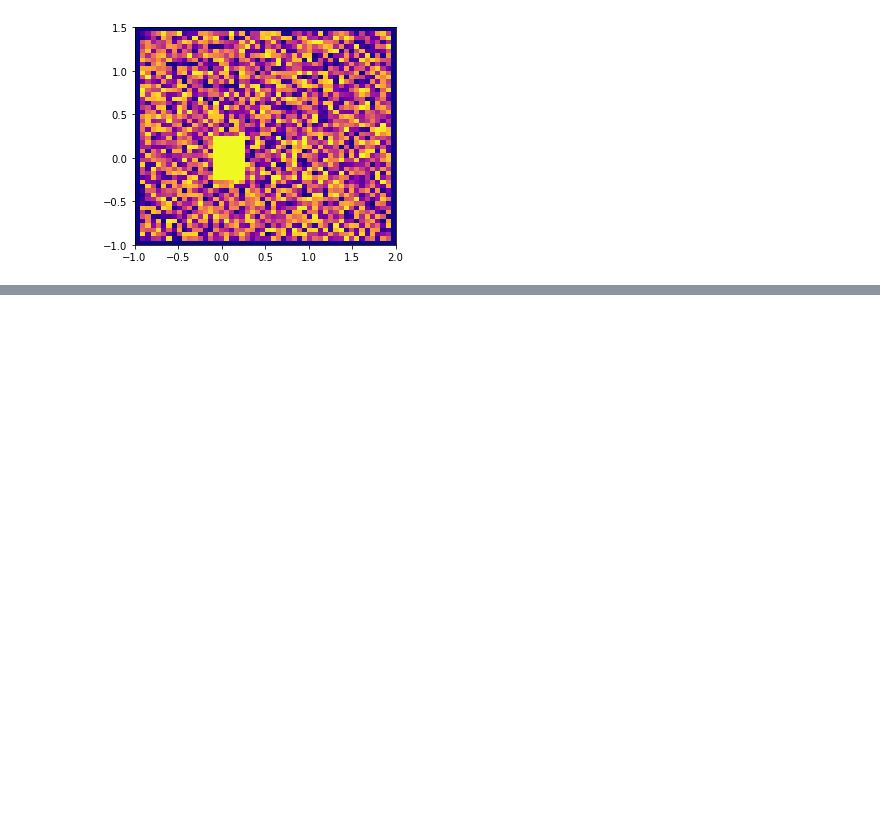
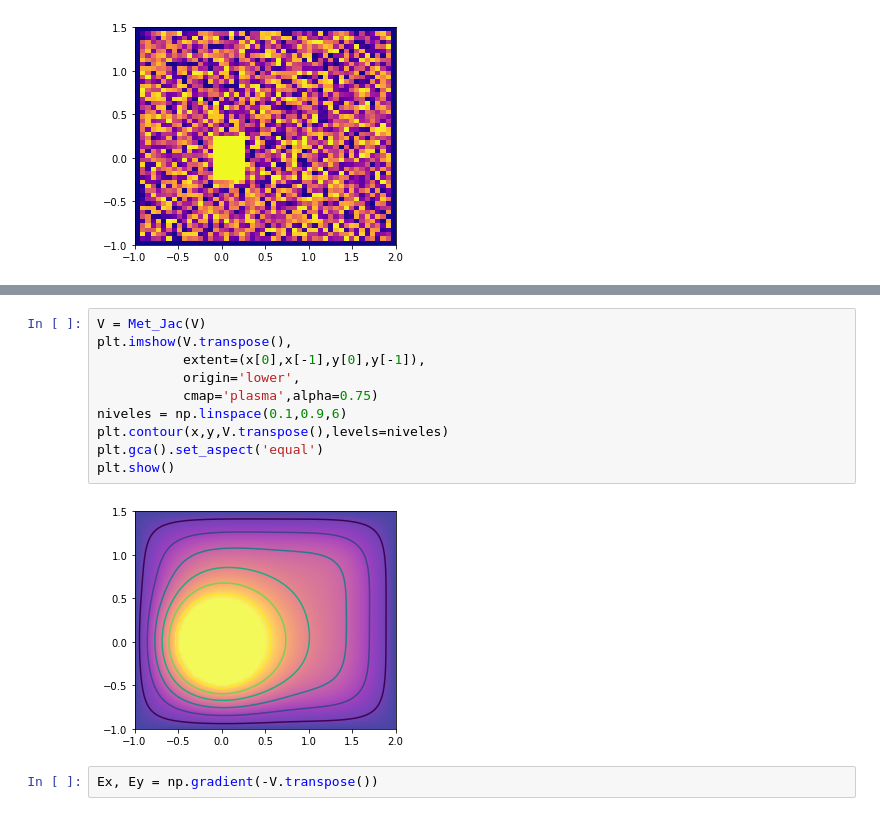
Before and after one commit to richmf/FisComp26-2, a Jupyter notebook: Metodo de Jacobi (Clase 18).ipynb, the cells around one changed output, grey strips where cells are left out. Cells and saved outputs as stored; diff of their text form; blank space fills up the shorter version.

```diff
--- a/Metodo de Jacobi (Clase 18).ipynb
+++ b/Metodo de Jacobi (Clase 18).ipynb
@@ -54,0 +91,14 @@ plt.show()
+# %%
+V = Met_Jac(V)
+plt.imshow(V.transpose(),
+           extent=(x[0],x[-1],y[0],y[-1]),
+           origin='lower',
+           cmap='plasma',alpha=0.75)
+niveles = np.linspace(0.1,0.9,6)
+plt.contour(x,y,V.transpose(),levels=niveles)
+plt.gca().set_aspect('equal')
+plt.show()
+# %% [output]
+[figure, added]
+# %%
+Ex, Ey = np.gradient(-V.transpose())
```
Also changed, not shown: parts of 6 cells of this notebook.
